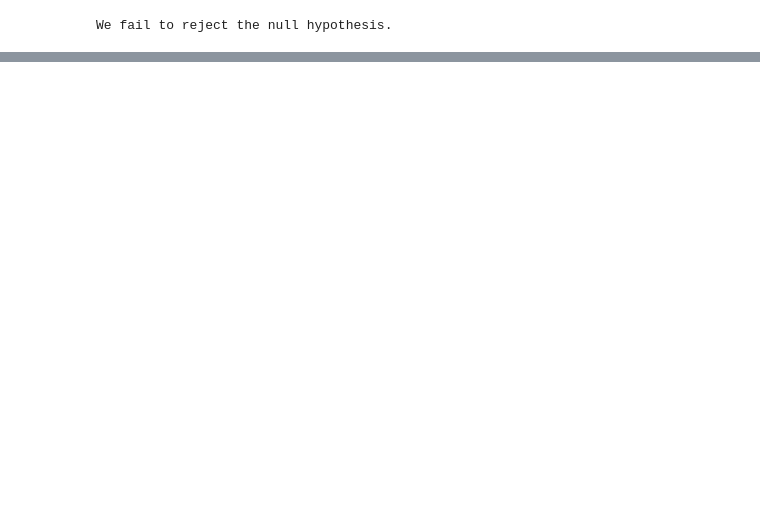
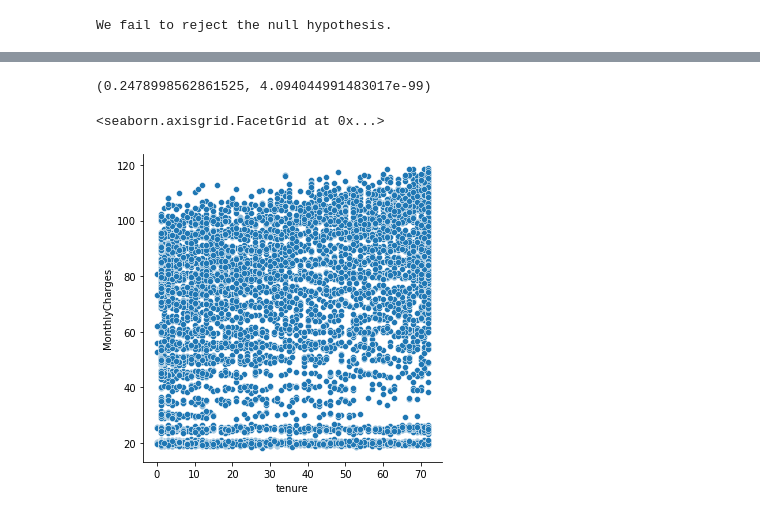
Before and after one commit to dashbringhurst/statistics-exercises, a Jupyter notebook: hypothesis_testing.ipynb, the cells around one changed output, grey strips where cells are left out. Cells and saved outputs as stored; diff of their text form; code cells hidden in the pictures; blank space fills up the shorter version.

```diff
--- a/hypothesis_testing.ipynb
+++ b/hypothesis_testing.ipynb
@@ -252,0 +274,2 @@ We fail to reject the null hypothesis.
+# %%
+df = pd.read_csv('telco_churn.csv')
@@ -252,0 +306,12 @@ We fail to reject the null hypothesis.
+# %%
+x = df.tenure
+y = df.MonthlyCharges
+r, p = stats.pearsonr(x, y)
+r, p
+# %% [output]
+(0.2478998562861525, 4.094044991483017e-99)
+# %%
+sns.relplot(df.tenure, df.MonthlyCharges)
+# %% [output]
+<seaborn.axisgrid.FacetGrid at 0x...>
+[figure, added]
```
Also changed, not shown: parts of 38 cells of this notebook.
